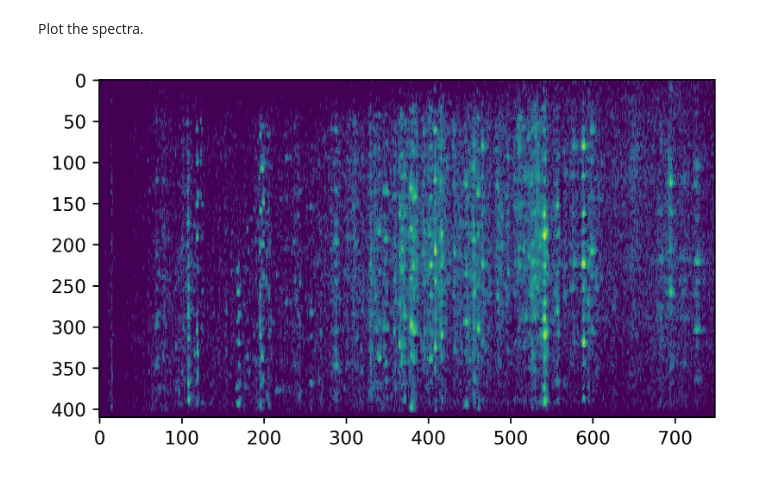
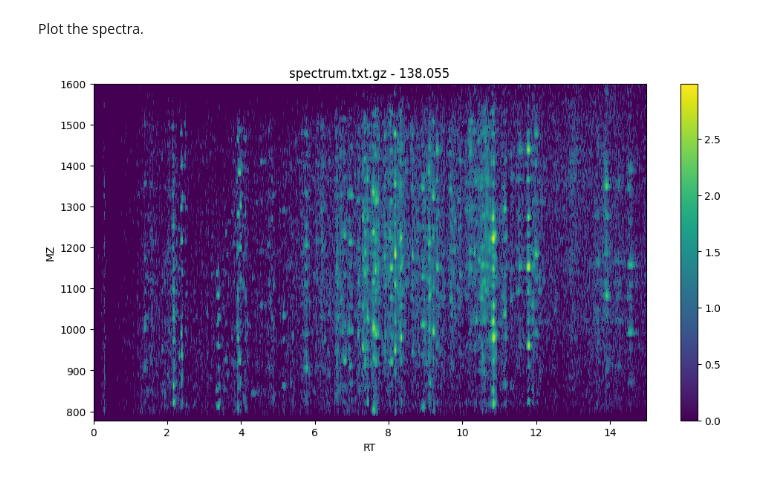
Before and after one commit to ehwmatt/OxoScan-MS, a Jupyter notebook: example_analysis.ipynb, the cells around one changed output. Saved outputs shown, nothing was run; the diff lists cells and outputs as text; code cells hidden in the pictures.

Commit message:
Improved plotting

```diff
--- a/example_analysis.ipynb
+++ b/example_analysis.ipynb
@@ -39,7 +35,13 @@ with open('test_bin.tsv', 'w') as out:
 # %%
 ion = ions[0]
 ion_matrix, x_label, y_label = glycoproteomics.spectrum.to_matrix(binned_spectrum, ion)
-plt.figure(dpi=600)
-glycoproteomics.plotting.plot_ion_matrix(ion_matrix)
+glycoproteomics.plotting.plot_ion_matrix(
+    ion_matrix,
+    x_label,
+    y_label,
+    "spectrum.txt.gz - " + ion,
+    (12, 6),
+    100
+)
 # %% [output]
-[figure, old version]
+[figure, new version]
```
Also changed, not shown: parts of 2 cells of this notebook, 1 other file.
